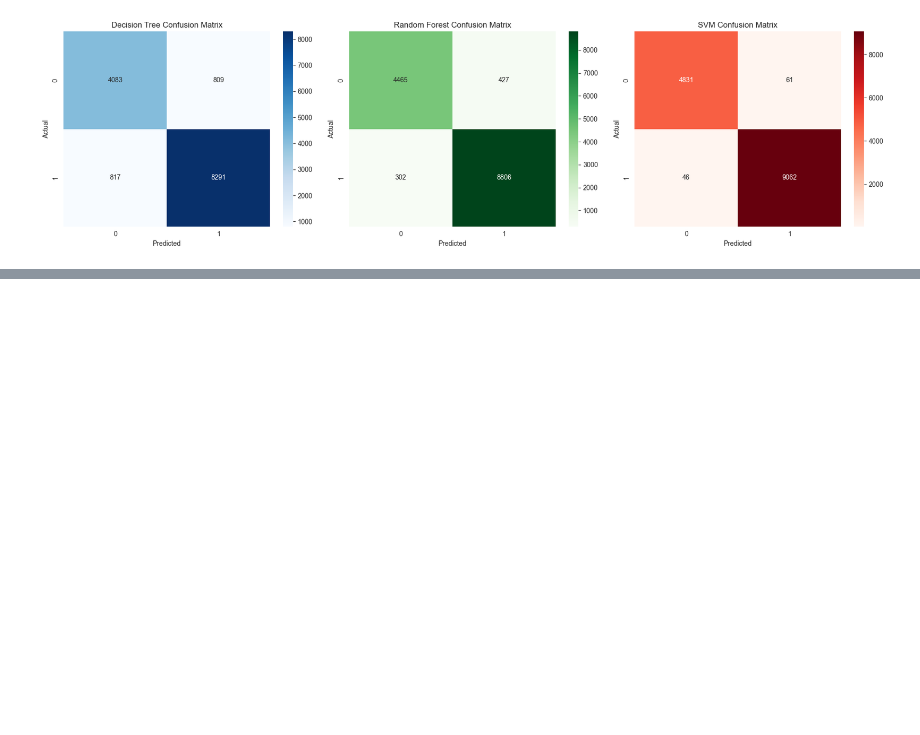
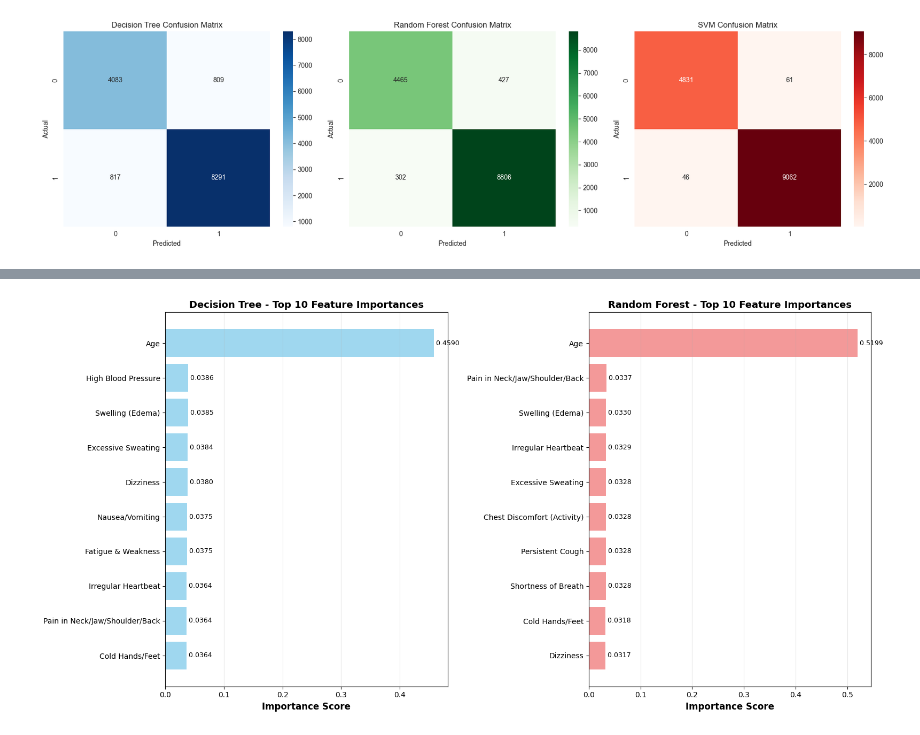
Before and after one commit to MohdIbrahimAli/Machine_learning_practice_projects, a Jupyter notebook: Stroke_prediction/stroke_prediction_balanced.ipynb, the cells around one changed output, grey strips where cells are left out. Saved outputs shown, nothing was run; the diff lists cells and outputs as text; code cells hidden in the pictures; blank space fills up the shorter version.

```diff
--- a/Stroke_prediction/stroke_prediction_balanced.ipynb
+++ b/Stroke_prediction/stroke_prediction_balanced.ipynb
@@ -276,0 +579,36 @@ plt.show()
+# %%
+# 5. FEATURE IMPORTANCE VISUALIZATION
+fig, axes = plt.subplots(1, 2, figsize=(16, 8))
+
+# Decision Tree Feature Importances
+dt_top = dt_importances.head(10)
+ax1 = axes[0]
+bars1 = ax1.barh(range(len(dt_top)), dt_top['Importance'], color='skyblue', alpha=0.8)
+ax1.set_yticks(range(len(dt_top)))
+ax1.set_yticklabels(dt_top['Feature'])
+ax1.set_xlabel('Importance Score', fontsize=12, fontweight='bold')
+ax1.set_title('Decision Tree - Top 10 Feature Importances', fontsize=13, fontweight='bold')
+ax1.invert_yaxis()
+ax1.grid(axis='x', alpha=0.3)
+
+for i, (bar, val) in enumerate(zip(bars1, dt_top['Importance'])):
+    ax1.text(val, i, f' {val:.4f}', va='center', fontsize=9)
+
+# Random Forest Feature Importances
+rf_top = rf_importances.head(10)
+ax2 = axes[1]
+bars2 = ax2.barh(range(len(rf_top)), rf_top['Importance'], color='lightcoral', alpha=0.8)
+ax2.set_yticks(range(len(rf_top)))
+ax2.set_yticklabels(rf_top['Feature'])
+ax2.set_xlabel('Importance Score', fontsize=12, fontweight='bold')
+ax2.set_title('Random Forest - Top 10 Feature Importances', fontsize=13, fontweight='bold')
+ax2.invert_yaxis()
+ax2.grid(axis='x', alpha=0.3)
+
+for i, (bar, val) in enumerate(zip(bars2, rf_top['Importance'])):
+    ax2.text(val, i, f' {val:.4f}', va='center', fontsize=9)
+
+plt.tight_layout()
+plt.show()
+# %% [output]
+[figure, added]
```
Also changed, not shown: parts of 6 cells of this notebook.
